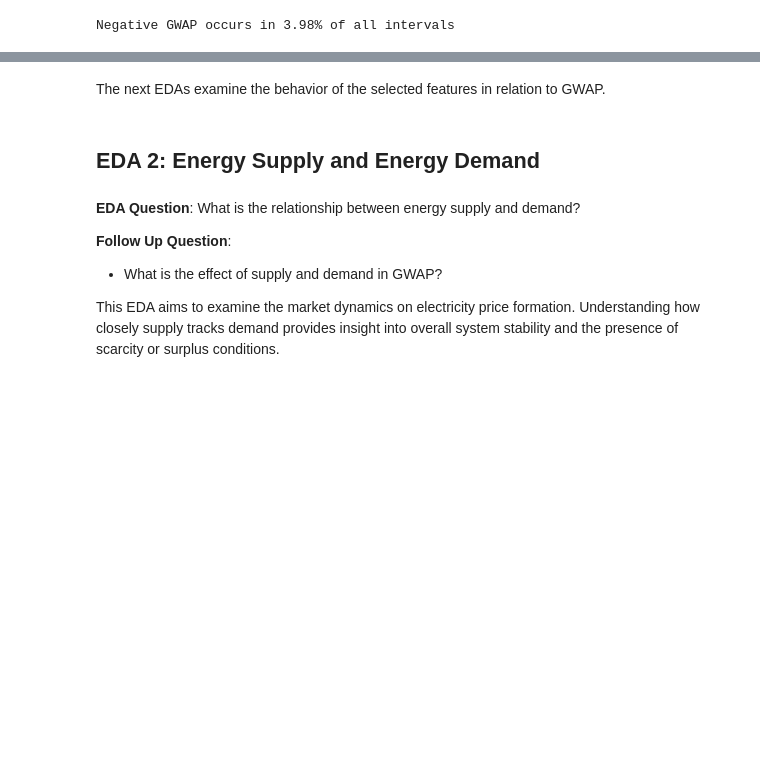
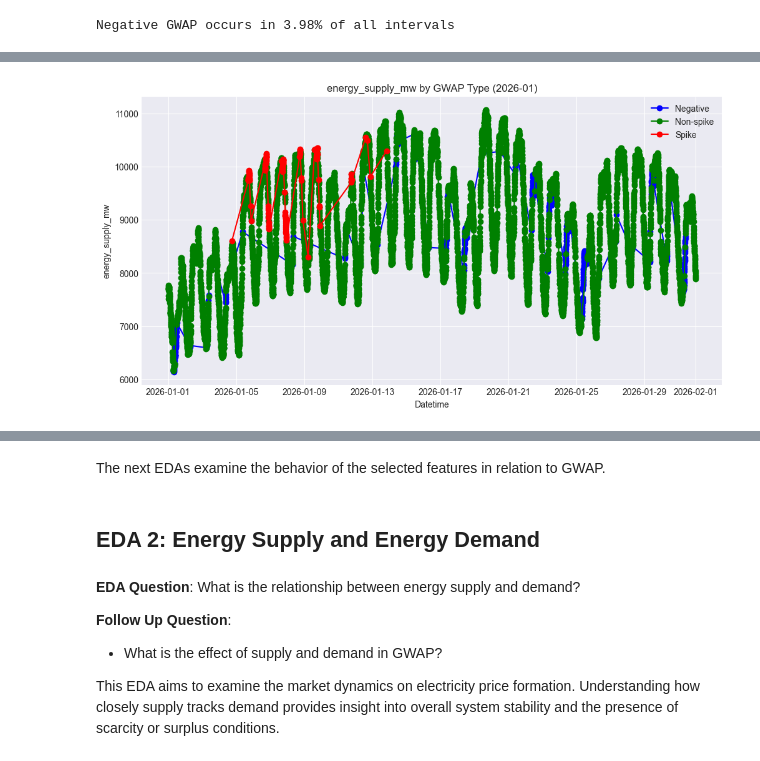
Before and after one commit to haniellejermayn/wesm-price-prediction, a Jupyter notebook: 02_EDA.ipynb, the cells around one changed output, grey strips where cells are left out. Saved outputs shown, nothing was run; the diff lists cells and outputs as text; code cells hidden in the pictures; blank space fills up the shorter version.

```diff
--- a/02_EDA.ipynb
+++ b/02_EDA.ipynb
@@ -255,0 +374,45 @@ df_negative_gwap[[
+# %%
+# Adjust month here
+month = "2026-01"
+month_specific = df[df['month_year'] == month].copy()
+
+def categorize_gwap(g):
+    if g > 10000:
+        return "spike"
+    elif g < 0:
+        return "negative"
+    else:
+        return "non-spike"
+
+month_specific['GWAP_type'] = month_specific['GWAP'].apply(categorize_gwap)
+
+# Adjust column here (only choose between the specified columns above)
+energy_col = 'energy_supply_mw'
+
+gwap_types = month_specific['GWAP_type'].unique()
+colors = {
+    "spike": "red",
+    "non-spike": "green",
+    "negative": "blue"
+}
+
+plt.figure(figsize=(12,6))
+
+for gwap_type, group in month_specific.groupby('GWAP_type'):
+    plt.plot(
+        group['datetime'],
+        group[energy_col],
+        marker='o',
+        linestyle='-',
+        color=colors.get(gwap_type, "black"),
+        label=gwap_type.capitalize()
+    )
+
+plt.xlabel("Datetime")
+plt.ylabel(energy_col)
+plt.title(energy_col + " by GWAP Type (" + month + ")")
+plt.legend()
+plt.grid(True)
+plt.show()
+# %% [output]
+[figure, added]
```
Also changed, not shown: parts of 24 cells of this notebook.
